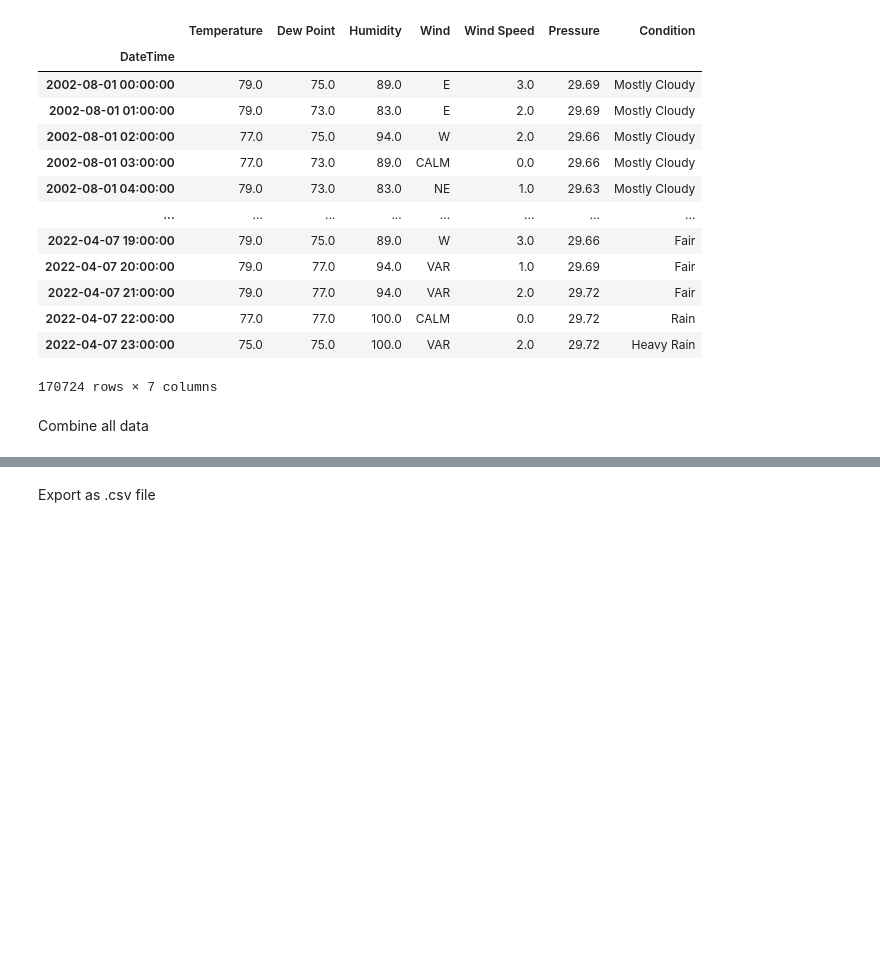
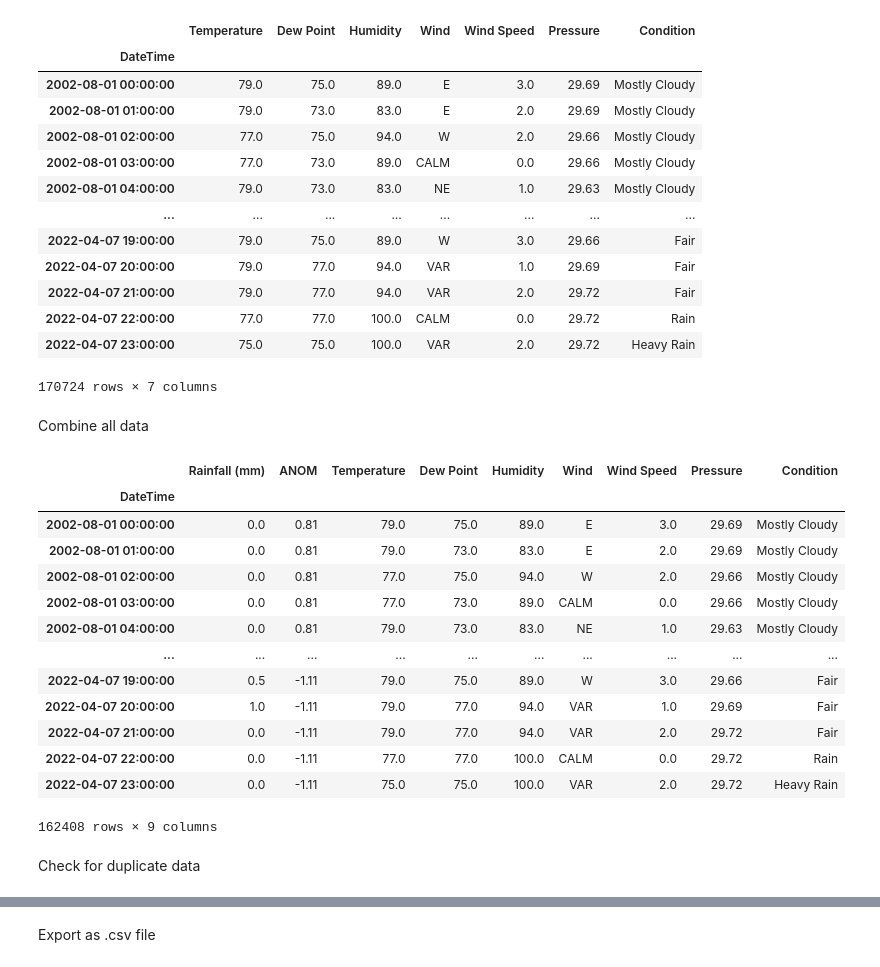
Before and after one commit to farisawal/lstm-rainfall, a Jupyter notebook: data-prep.ipynb, the cells around one changed output, grey strips where cells are left out. Cells and saved outputs as stored; diff of their text form; code cells hidden in the pictures; blank space fills up the shorter version.

```diff
--- a/data-prep.ipynb
+++ b/data-prep.ipynb
@@ -108,3 +108,21 @@ Combine all data
 # %%
 lawas_rainfall = precipitation_data.join(feature_data)
 lawas_rainfall.dropna(inplace=True)
+lawas_rainfall
+# %% [output]
+|  | Rainfall (mm) | ANOM | Temperature | Dew Point | Humidity | Wind | Wind Speed | Pressure | Condition |
+| DateTime |  |  |  |  |  |  |  |  |  |
+| 2002-08-01 00:00:00 | 0.0 | 0.81 | 79.0 | 75.0 | 89.0 | E | 3.0 | 29.69 | Mostly Cloudy |
+| 2002-08-01 01:00:00 | 0.0 | 0.81 | 79.0 | 73.0 | 83.0 | E | 2.0 | 29.69 | Mostly Cloudy |
+| 2002-08-01 02:00:00 | 0.0 | 0.81 | 77.0 | 75.0 | 94.0 | W | 2.0 | 29.66 | Mostly Cloudy |
+| 2002-08-01 03:00:00 | 0.0 | 0.81 | 77.0 | 73.0 | 89.0 | CALM | 0.0 | 29.66 | Mostly Cloudy |
+| 2002-08-01 04:00:00 | 0.0 | 0.81 | 79.0 | 73.0 | 83.0 | NE | 1.0 | 29.63 | Mostly Cloudy |
+| ... | ... | ... | ... | ... | ... | ... | ... | ... | ... |
+| 2022-04-07 19:00:00 | 0.5 | -1.11 | 79.0 | 75.0 | 89.0 | W | 3.0 | 29.66 | Fair |
+| 2022-04-07 20:00:00 | 1.0 | -1.11 | 79.0 | 77.0 | 94.0 | VAR | 1.0 | 29.69 | Fair |
+| 2022-04-07 21:00:00 | 0.0 | -1.11 | 79.0 | 77.0 | 94.0 | VAR | 2.0 | 29.72 | Fair |
+| 2022-04-07 22:00:00 | 0.0 | -1.11 | 77.0 | 77.0 | 100.0 | CALM | 0.0 | 29.72 | Rain |
+| 2022-04-07 23:00:00 | 0.0 | -1.11 | 75.0 | 75.0 | 100.0 | VAR | 2.0 | 29.72 | Heavy Rain |
+162408 rows × 9 columns
+# %% [markdown]
+Check for duplicate data
```
Also changed, not shown: parts of 14 cells of this notebook, 5 other files.
